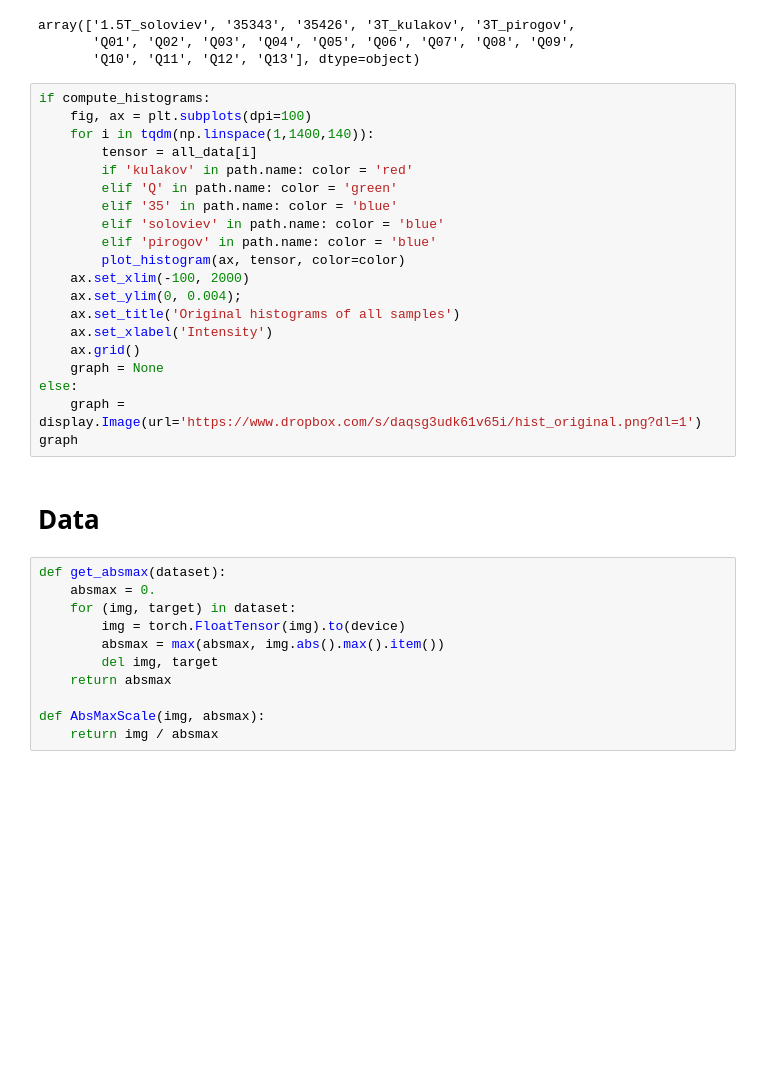
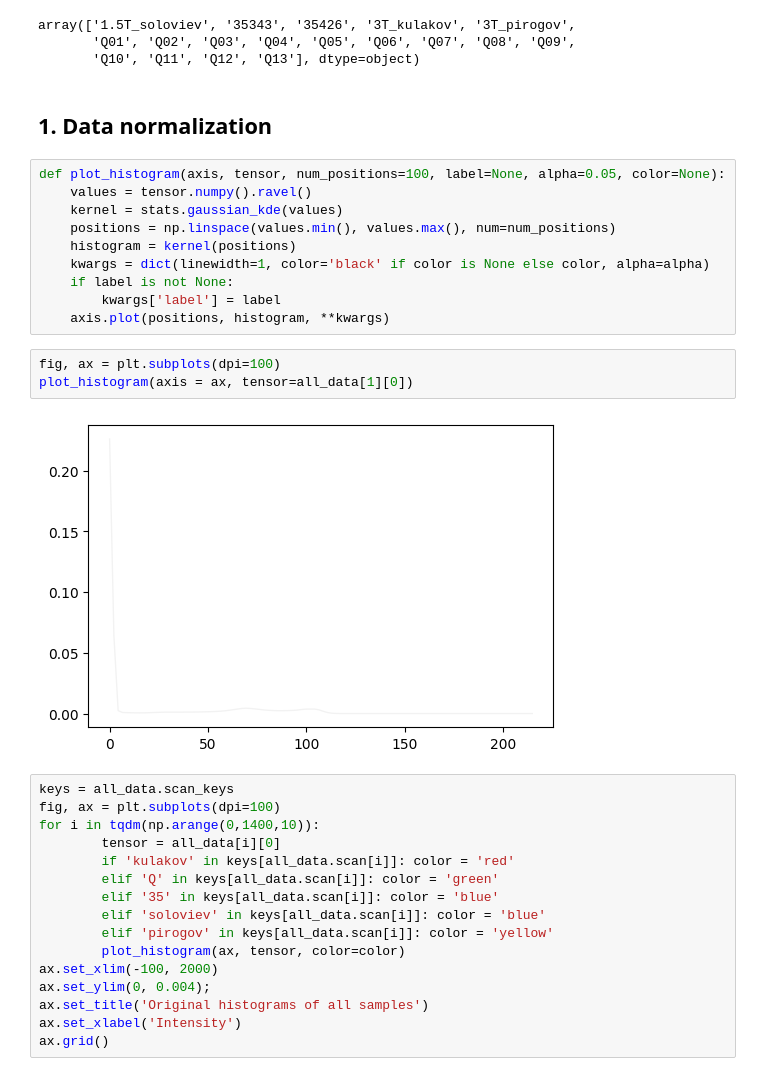
Before and after one commit to kondratevakate/mri-epilepsy-diagnosis, a Jupyter notebook: classification/full_sample_classification.ipynb, the cells around one changed output. Cells and saved outputs as stored; diff of their text form; blank space fills up the shorter version.

```diff
--- a/classification/full_sample_classification.ipynb
+++ b/classification/full_sample_classification.ipynb
@@ -50,36 +50,36 @@ all_data.scan_keys
 array(['1.5T_soloviev', '35343', '35426', '3T_kulakov', '3T_pirogov',
        'Q01', 'Q02', 'Q03', 'Q04', 'Q05', 'Q06', 'Q07', 'Q08', 'Q09',
        'Q10', 'Q11', 'Q12', 'Q13'], dtype=object)
+# %% [markdown]
+## 1. Data normalization
+# %%
+def plot_histogram(axis, tensor, num_positions=100, label=None, alpha=0.05, color=None):
+    values = tensor.numpy().ravel()
+    kernel = stats.gaussian_kde(values)
+    positions = np.linspace(values.min(), values.max(), num=num_positions)
+    histogram = kernel(positions)
+    kwargs = dict(linewidth=1, color='black' if color is None else color, alpha=alpha)
+    if label is not None:
+        kwargs['label'] = label
+    axis.plot(positions, histogram, **kwargs)
+# %%
+fig, ax = plt.subplots(dpi=100)
+plot_histogram(axis = ax, tensor=all_data[1][0])
+# %% [output]
+[figure, added]
 # %%
-if compute_histograms:
-    fig, ax = plt.subplots(dpi=100)
-    for i in tqdm(np.linspace(1,1400,140)):
-        tensor = all_data[i]
-        if 'kulakov' in path.name: color = 'red'
-        elif 'Q' in path.name: color = 'green'
-        elif '35' in path.name: color = 'blue'
-        elif 'soloviev' in path.name: color = 'blue'
-        elif 'pirogov' in path.name: color = 'blue'
+keys = all_data.scan_keys
+fig, ax = plt.subplots(dpi=100)
+for i in tqdm(np.arange(0,1400,10)):
+        tensor = all_data[i][0]
+        if 'kulakov' in keys[all_data.scan[i]]: color = 'red'
+        elif 'Q' in keys[all_data.scan[i]]: color = 'green'
+        elif '35' in keys[all_data.scan[i]]: color = 'blue'
+        elif 'soloviev' in keys[all_data.scan[i]]: color = 'blue'
+        elif 'pirogov' in keys[all_data.scan[i]]: color = 'yellow'
         plot_histogram(ax, tensor, color=color)
-    ax.set_xlim(-100, 2000)
-    ax.set_ylim(0, 0.004);
-    ax.set_title('Original histograms of all samples')
-    ax.set_xlabel('Intensity')
-    ax.grid()
-    graph = None
-else:
-    graph = display.Image(url='https://www.dropbox.com/s/daqsg3udk61v65i/hist_original.png?dl=1')
-graph
+ax.set_xlim(-100, 2000)
+ax.set_ylim(0, 0.004);
+ax.set_title('Original histograms of all samples')
+ax.set_xlabel('Intensity')
+ax.grid()
-# %% [markdown]
-# Data
-# %%
-def get_absmax(dataset):
-    absmax = 0.
-    for (img, target) in dataset:
-        img = torch.FloatTensor(img).to(device)
-        absmax = max(absmax, img.abs().max().item())
-        del img, target
-    return absmax
-
-def AbsMaxScale(img, absmax):
-    return img / absmax
```
Also changed, not shown: parts of 6 cells of this notebook, 4 other files.
